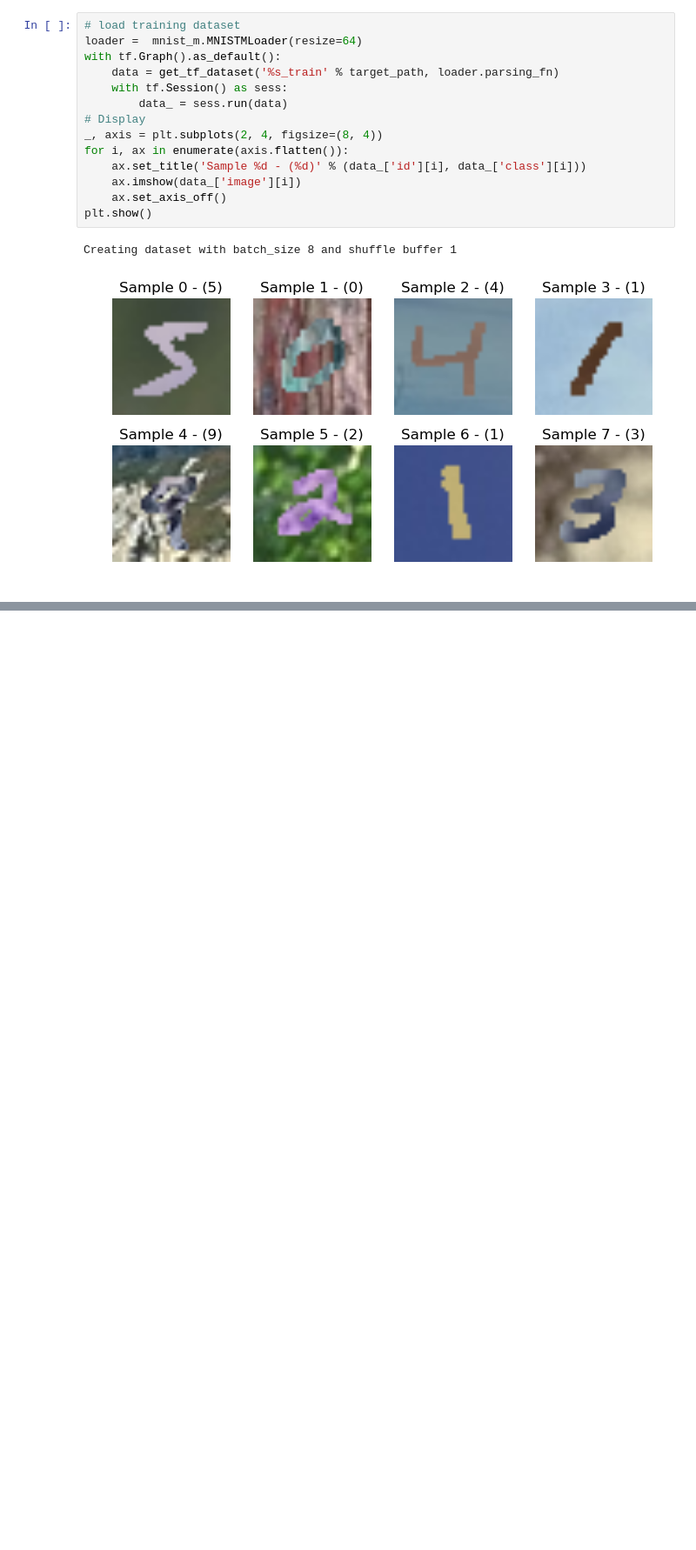
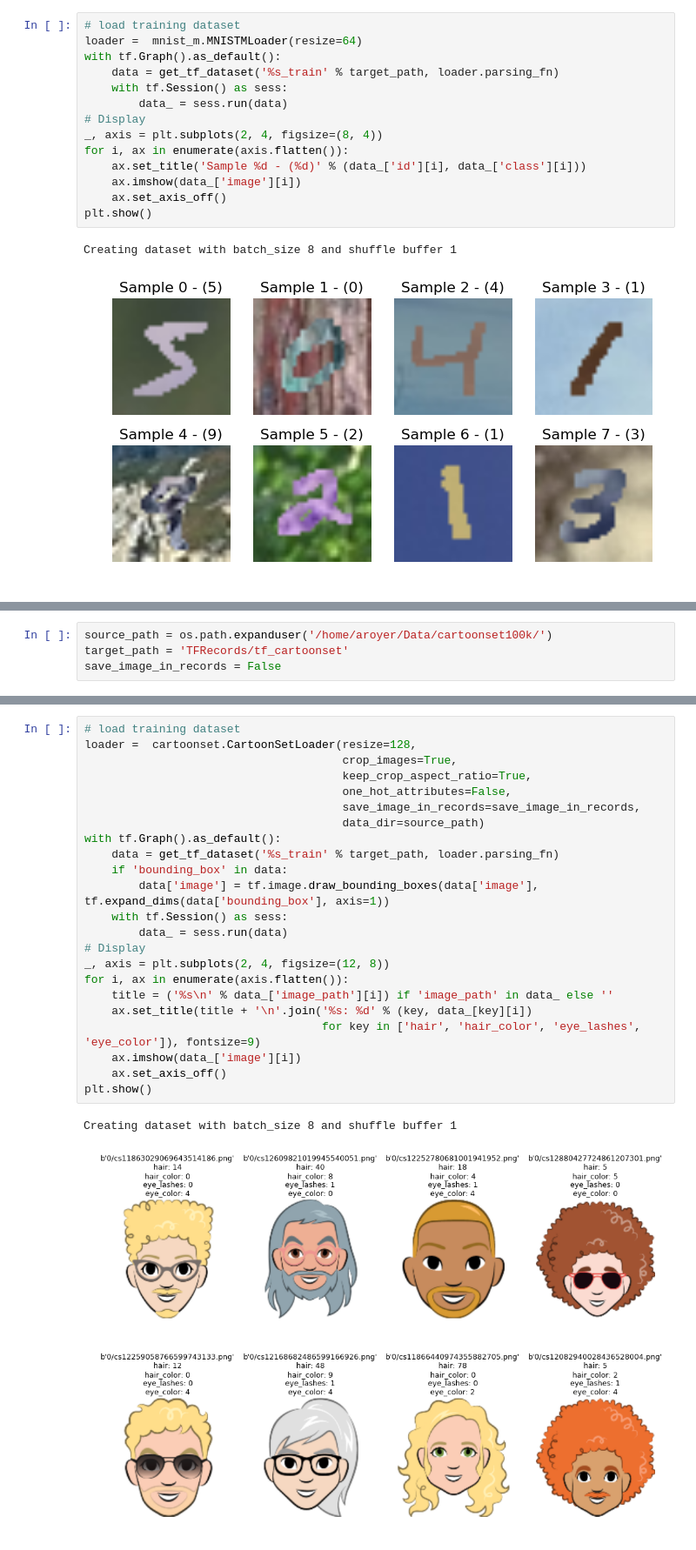
Before and after one commit to ameroyer/TFDatasets, a Jupyter notebook: load_datasets.ipynb, the cells around one changed output, grey strips where cells are left out. Shown at 87% size. Drawn from its saved outputs; the diff is of its cells as text; blank space fills up the shorter version.

Commit message:
Adding the CartoonSet dataset

```diff
--- a/load_datasets.ipynb
+++ b/load_datasets.ipynb
@@ -201,0 +236,4 @@ Creating dataset with batch_size 8 and shuffle buffer 1
+# %%
+source_path = os.path.expanduser('/home/aroyer/Data/cartoonset100k/')
+target_path = 'TFRecords/tf_cartoonset'
+save_image_in_records = False
@@ -201,0 +268,26 @@ Creating dataset with batch_size 8 and shuffle buffer 1
+# %%
+# load training dataset
+loader =  cartoonset.CartoonSetLoader(resize=128,
+                                      crop_images=True,
+                                      keep_crop_aspect_ratio=True,
+                                      one_hot_attributes=False,
+                                      save_image_in_records=save_image_in_records,
+                                      data_dir=source_path)
+with tf.Graph().as_default():
+    data = get_tf_dataset('%s_train' % target_path, loader.parsing_fn)
+    if 'bounding_box' in data:
+        data['image'] = tf.image.draw_bounding_boxes(data['image'], tf.expand_dims(data['bounding_box'], axis=1))
+    with tf.Session() as sess:
+        data_ = sess.run(data)
+# Display
+_, axis = plt.subplots(2, 4, figsize=(12, 8))
+for i, ax in enumerate(axis.flatten()):
+    title = ('%s\n' % data_['image_path'][i]) if 'image_path' in data_ else ''
+    ax.set_title(title + '\n'.join('%s: %d' % (key, data_[key][i])
+                                   for key in ['hair', 'hair_color', 'eye_lashes', 'eye_color']), fontsize=9)
+    ax.imshow(data_['image'][i])
+    ax.set_axis_off()
+plt.show()
+# %% [output]
+Creating dataset with batch_size 8 and shuffle buffer 1
+[figure, added]
```
Also changed, not shown: parts of 7 cells of this notebook, 3 other files.
